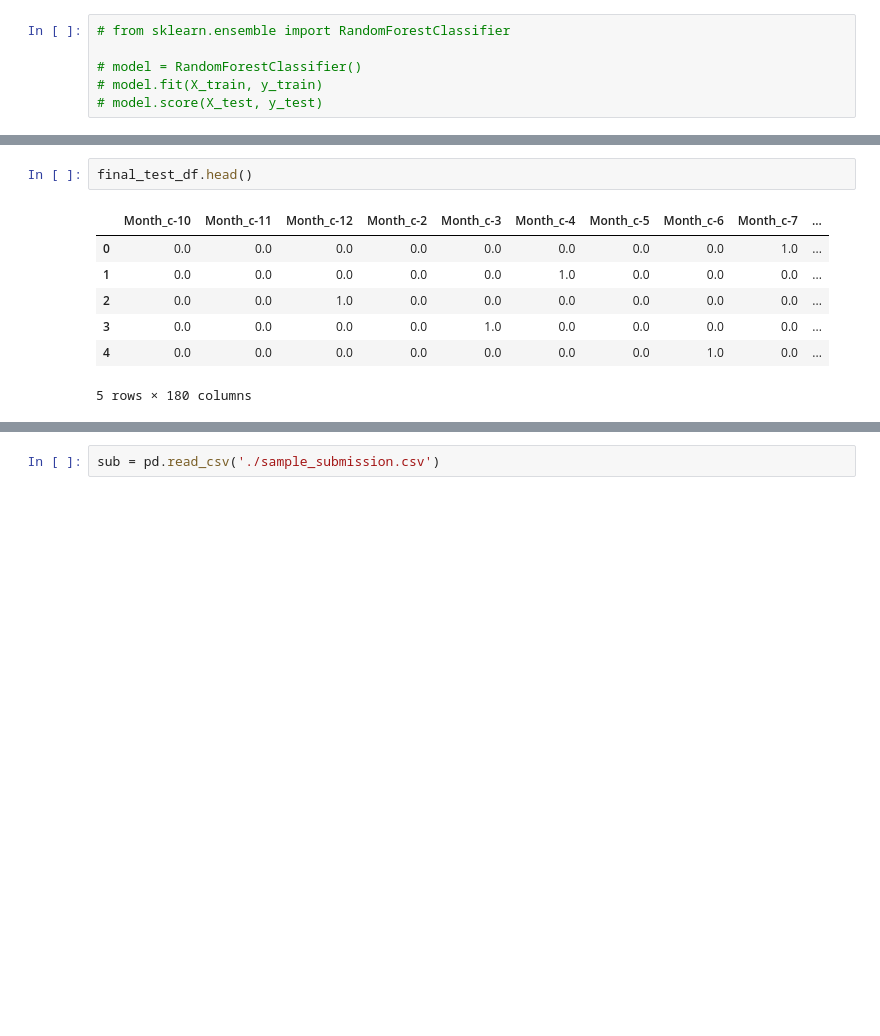
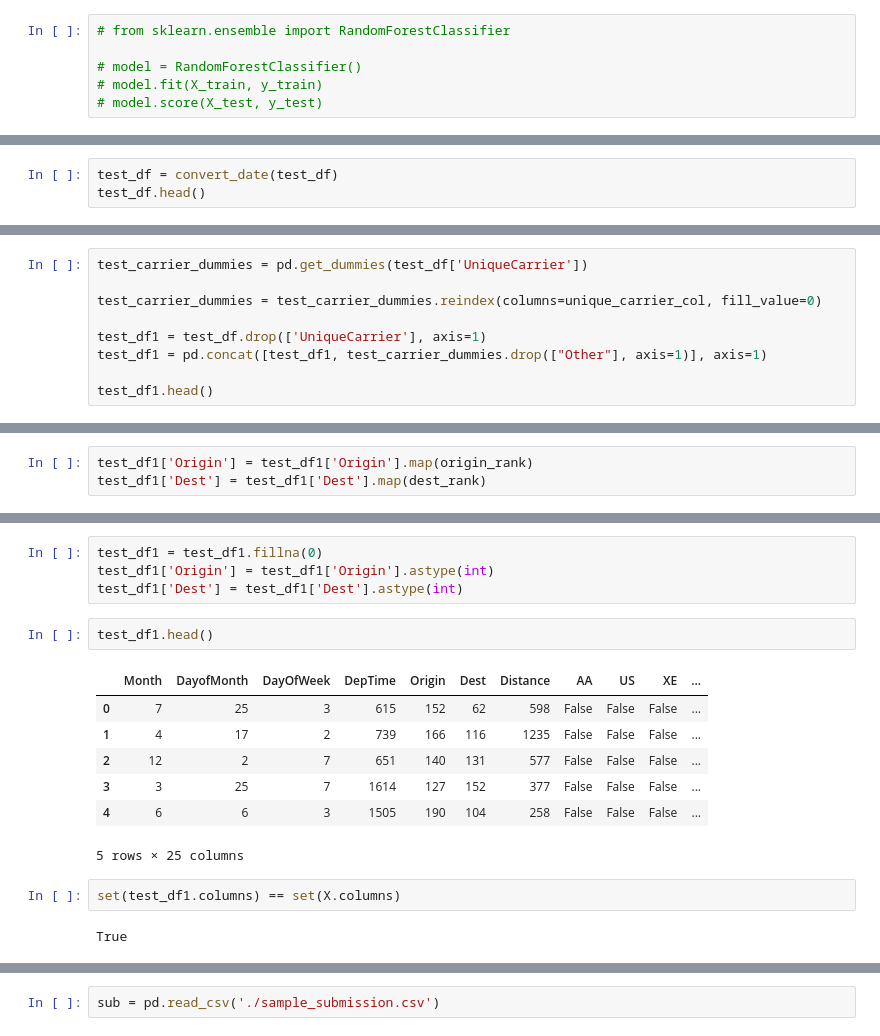
Before and after one commit to Aum-Patel1234/Machine-Learning, a Jupyter notebook: predict_flight_delay_prob/mlcourse_ai_Flight_delays.ipynb, the cells around one changed output, grey strips where cells are left out. Drawn from its saved outputs; the diff is of its cells as text; blank space fills up the shorter version.

```diff
--- a/predict_flight_delay_prob/mlcourse_ai_Flight_delays.ipynb
+++ b/predict_flight_delay_prob/mlcourse_ai_Flight_delays.ipynb
@@ -361,0 +425,3 @@ final_test_df = pd.concat([test_df_processed, test_df], axis=1)
+# %%
+test_df = convert_date(test_df)
+test_df.head()
@@ -361,0 +435,9 @@ final_test_df = pd.concat([test_df_processed, test_df], axis=1)
+# %%
+test_carrier_dummies = pd.get_dummies(test_df['UniqueCarrier'])
+
+test_carrier_dummies = test_carrier_dummies.reindex(columns=unique_carrier_col, fill_value=0)
+
+test_df1 = test_df.drop(['UniqueCarrier'], axis=1)
+test_df1 = pd.concat([test_df1, test_carrier_dummies.drop(["Other"], axis=1)], axis=1)
+
+test_df1.head()
@@ -361,0 +476,3 @@ final_test_df = pd.concat([test_df_processed, test_df], axis=1)
+# %%
+test_df1['Origin'] = test_df1['Origin'].map(origin_rank)
+test_df1['Dest'] = test_df1['Dest'].map(dest_rank)
@@ -362,10 +500,18 @@ final_test_df = pd.concat([test_df_processed, test_df], axis=1)
+# %%
+test_df1 = test_df1.fillna(0)
+test_df1['Origin'] = test_df1['Origin'].astype(int)
+test_df1['Dest'] = test_df1['Dest'].astype(int)
 # %%
-final_test_df.head()
+test_df1.head()
 # %% [output]
-|  | Month_c-10 | Month_c-11 | Month_c-12 | Month_c-2 | Month_c-3 | Month_c-4 | Month_c-5 | Month_c-6 | Month_c-7 | ... |
-| 0 | 0.0 | 0.0 | 0.0 | 0.0 | 0.0 | 0.0 | 0.0 | 0.0 | 1.0 | ... |
-| 1 | 0.0 | 0.0 | 0.0 | 0.0 | 0.0 | 1.0 | 0.0 | 0.0 | 0.0 | ... |
-| 2 | 0.0 | 0.0 | 1.0 | 0.0 | 0.0 | 0.0 | 0.0 | 0.0 | 0.0 | ... |
-| 3 | 0.0 | 0.0 | 0.0 | 0.0 | 1.0 | 0.0 | 0.0 | 0.0 | 0.0 | ... |
-| 4 | 0.0 | 0.0 | 0.0 | 0.0 | 0.0 | 0.0 | 0.0 | 1.0 | 0.0 | ... |
+|  | Month | DayofMonth | DayOfWeek | DepTime | Origin | Dest | Distance | AA | US | XE | ... |
+| 0 | 7 | 25 | 3 | 615 | 152 | 62 | 598 | False | False | False | ... |
+| 1 | 4 | 17 | 2 | 739 | 166 | 116 | 1235 | False | False | False | ... |
+| 2 | 12 | 2 | 7 | 651 | 140 | 131 | 577 | False | False | False | ... |
+| 3 | 3 | 25 | 7 | 1614 | 127 | 152 | 377 | False | False | False | ... |
+| 4 | 6 | 6 | 3 | 1505 | 190 | 104 | 258 | False | False | False | ... |
-5 rows × 180 columns
+5 rows × 25 columns
+# %%
+set(test_df1.columns) == set(X.columns)
+# %% [output]
+True
```
Also changed, not shown: parts of 68 cells of this notebook.
